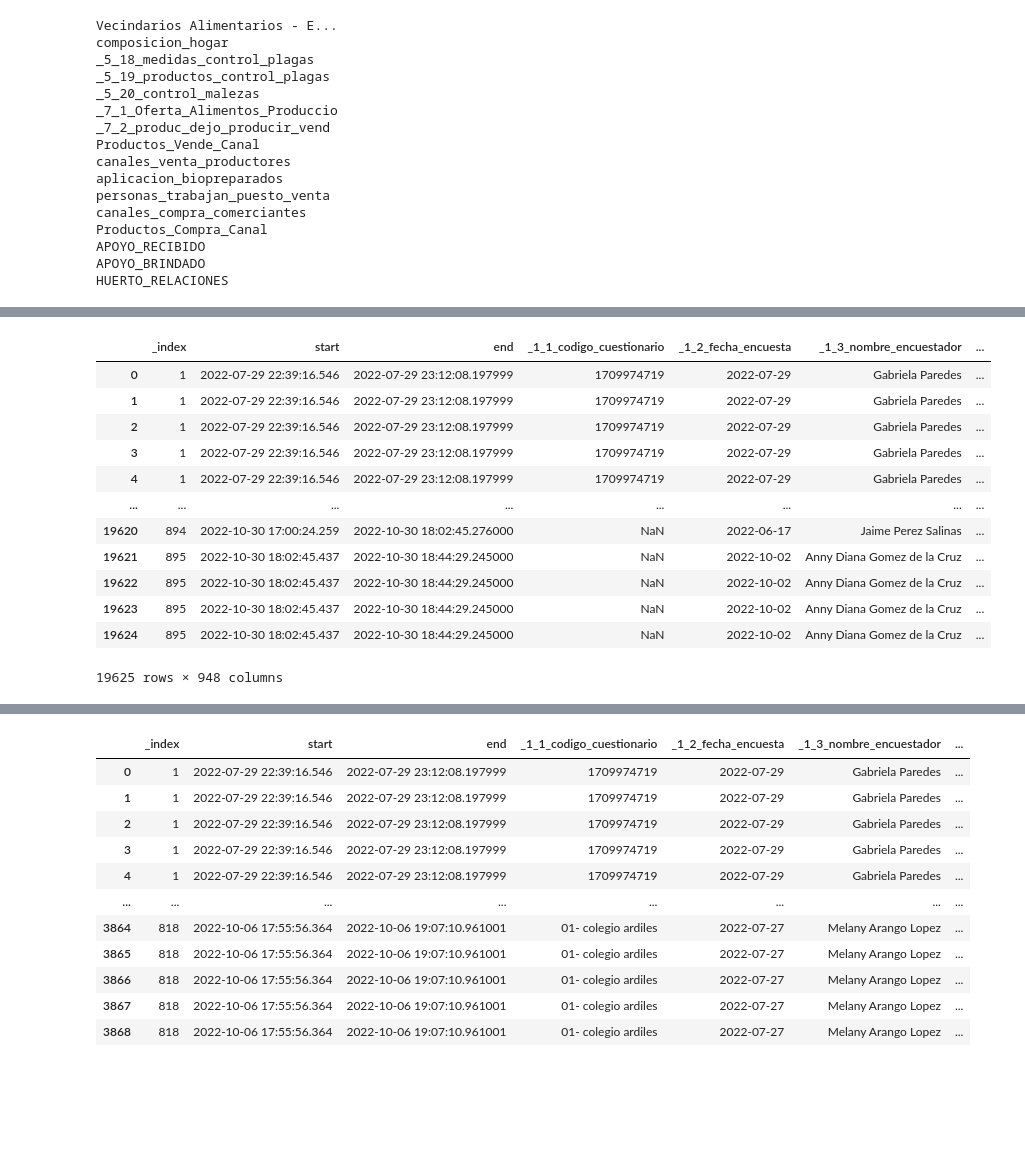
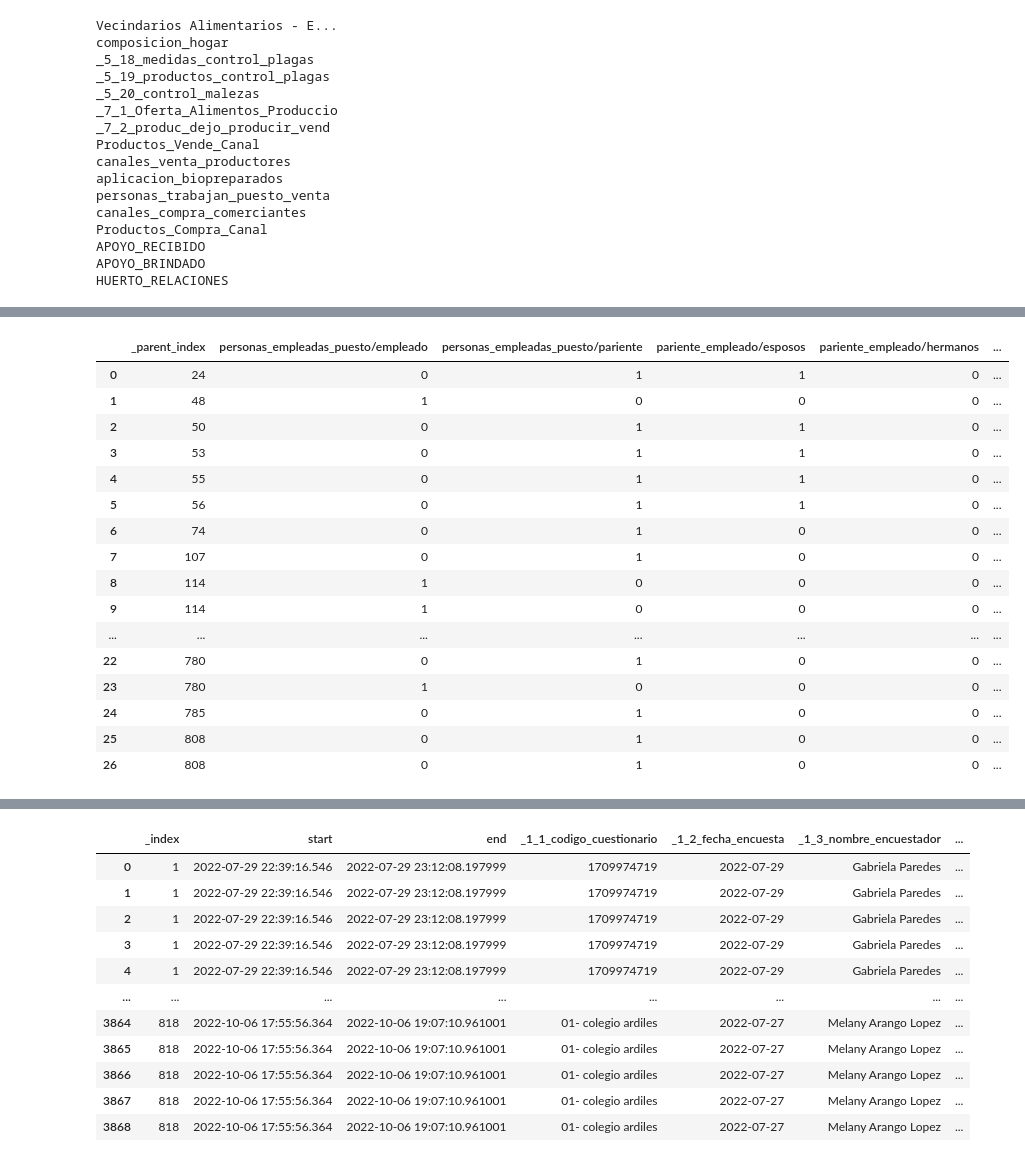
Before and after one commit to Claudio9701/proyecto-foodhub-lima, a Jupyter notebook: inputs/encuesta_principal/Limpieza_datos_agrupaciones.ipynb, the cells around one changed output, grey strips where cells are left out. Saved outputs shown, nothing was run; the diff lists cells and outputs as text; code cells hidden in the pictures; blank space fills up the shorter version.

```diff
--- a/inputs/encuesta_principal/Limpieza_datos_agrupaciones.ipynb
+++ b/inputs/encuesta_principal/Limpieza_datos_agrupaciones.ipynb
@@ -62,0 +494,4 @@ pd.merge(left=vecindarios, right=composicion_hogar, left_on='_index', right_on='
+# %%
+df_ = aplicacion_biopreparados.copy()
+df_ = pd.get_dummies(df_, columns=columnas, prefix=columnas, prefix_sep='/')
+df_
@@ -62,0 +512,3 @@ pd.merge(left=vecindarios, right=composicion_hogar, left_on='_index', right_on='
+# %%
+for i in df_.columns[1:]:
+    vecindarios['_aplicación_biopreparados_'+i] = vecindarios.apply(lambda x: df_.loc[df_['_parent_index']==x['_index']][i].iloc[0] if df_.loc[df_['_parent_index']==x['_index']][i].size != 0 else np.nan, axis=1)
@@ -62,0 +517,6 @@ pd.merge(left=vecindarios, right=composicion_hogar, left_on='_index', right_on='
+# %%
+df_ = personas_trabajan_puesto_venta.copy()
+df_.drop(columns=['_parent_table_name','otro_pariente_empleado','otra_persona_empleada',*[i for i in df_.columns if i.startswith('Indica')]], inplace=True)
+df_['_b_horas_porsemana_trabaja'] = df_['_b_horas_porsemana_trabaja'].fillna(value='')
+df_['_b_horas_porsemana_trabaja'] = df_['_b_horas_porsemana_trabaja'].apply(lambda x: re.match(r'\d+', x).group() if re.match(r'\d+', x) else 'esporadico')
+df_
@@ -63,3 +541,25 @@ pd.merge(left=vecindarios, right=composicion_hogar, left_on='_index', right_on='
+# %%
+columns = ['personas_empleadas_puesto','pariente_empleado','_b_horas_porsemana_trabaja','_c_persona_recibe_remuneracion']
+# %%
+pd.get_dummies(df_, columns=columns, prefix=columns, prefix_sep='/')
+# %% [output]
+|  | _parent_index | personas_empleadas_puesto/empleado | personas_empleadas_puesto/pariente | pariente_empleado/esposos | pariente_empleado/hermanos | ... |
+| 0 | 24 | 0 | 1 | 1 | 0 | ... |
+| 1 | 48 | 1 | 0 | 0 | 0 | ... |
+| 2 | 50 | 0 | 1 | 1 | 0 | ... |
+| 3 | 53 | 0 | 1 | 1 | 0 | ... |
+| 4 | 55 | 0 | 1 | 1 | 0 | ... |
+| 5 | 56 | 0 | 1 | 1 | 0 | ... |
+| 6 | 74 | 0 | 1 | 0 | 0 | ... |
+| 7 | 107 | 0 | 1 | 0 | 0 | ... |
+| 8 | 114 | 1 | 0 | 0 | 0 | ... |
+| 9 | 114 | 1 | 0 | 0 | 0 | ... |
+| ... | ... | ... | ... | ... | ... | ... |
+| 22 | 780 | 0 | 1 | 0 | 0 | ... |
+| 23 | 780 | 1 | 0 | 0 | 0 | ... |
+| 24 | 785 | 0 | 1 | 0 | 0 | ... |
+| 25 | 808 | 0 | 1 | 0 | 0 | ... |
+| 26 | 808 | 0 | 1 | 0 | 0 | ... |
 # %%
 vecindarios_productor = vecindarios.loc[vecindarios['_1_5_perfil_entrevistado']=='productor'].reset_index(drop=True)
 # %%
@@ -84,16 +568,0 @@ df_productor = pd.merge(left=df_productor, right=HUERTO_RELACIONES, left_on='_in
-# %%
-df_productor
-# %% [output]
-|  | _index | start | end | _1_1_codigo_cuestionario | _1_2_fecha_encuesta | _1_3_nombre_encuestador | ... |
-| 0 | 1 | 2022-07-29 22:39:16.546 | 2022-07-29 23:12:08.197999 | 1709974719 | 2022-07-29 | Gabriela Paredes | ... |
-| 1 | 1 | 2022-07-29 22:39:16.546 | 2022-07-29 23:12:08.197999 | 1709974719 | 2022-07-29 | Gabriela Paredes | ... |
-| 2 | 1 | 2022-07-29 22:39:16.546 | 2022-07-29 23:12:08.197999 | 1709974719 | 2022-07-29 | Gabriela Paredes | ... |
-| 3 | 1 | 2022-07-29 22:39:16.546 | 2022-07-29 23:12:08.197999 | 1709974719 | 2022-07-29 | Gabriela Paredes | ... |
-| 4 | 1 | 2022-07-29 22:39:16.546 | 2022-07-29 23:12:08.197999 | 1709974719 | 2022-07-29 | Gabriela Paredes | ... |
-| ... | ... | ... | ... | ... | ... | ... | ... |
-| 19620 | 894 | 2022-10-30 17:00:24.259 | 2022-10-30 18:02:45.276000 | NaN | 2022-06-17 | Jaime Perez Salinas | ... |
-| 19621 | 895 | 2022-10-30 18:02:45.437 | 2022-10-30 18:44:29.245000 | NaN | 2022-10-02 | Anny Diana Gomez de la Cruz | ... |
-| 19622 | 895 | 2022-10-30 18:02:45.437 | 2022-10-30 18:44:29.245000 | NaN | 2022-10-02 | Anny Diana Gomez de la Cruz | ... |
-| 19623 | 895 | 2022-10-30 18:02:45.437 | 2022-10-30 18:44:29.245000 | NaN | 2022-10-02 | Anny Diana Gomez de la Cruz | ... |
-| 19624 | 895 | 2022-10-30 18:02:45.437 | 2022-10-30 18:44:29.245000 | NaN | 2022-10-02 | Anny Diana Gomez de la Cruz | ... |
-19625 rows × 948 columns
```
Also changed, not shown: parts of 70 cells of this notebook, 1 other file.
